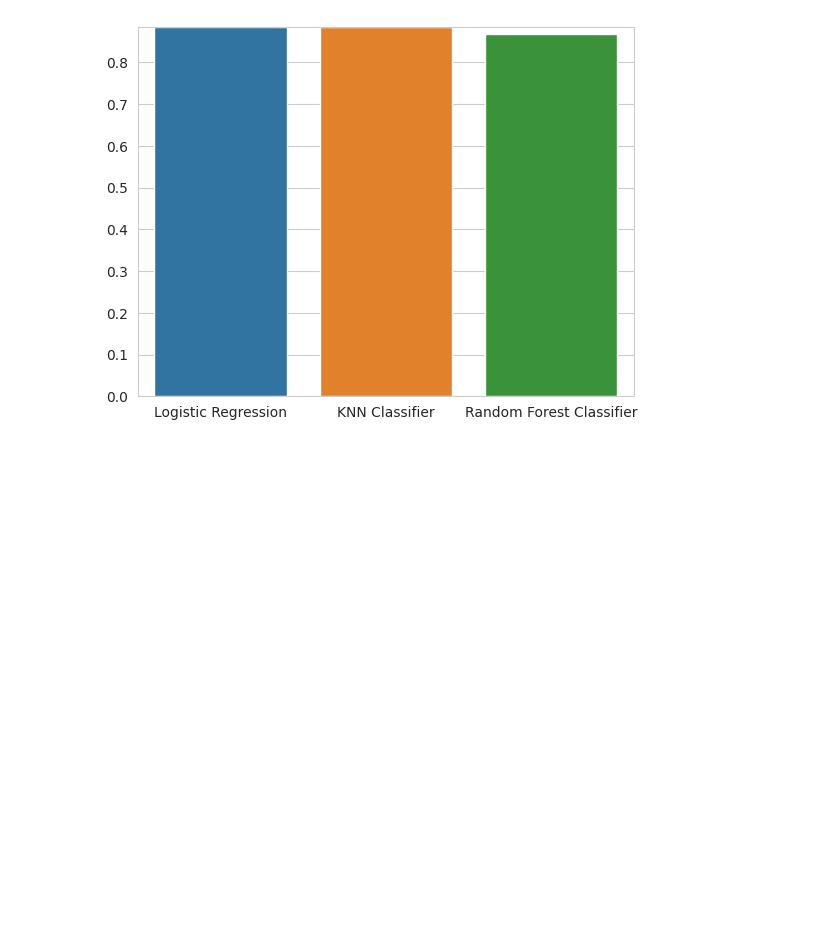
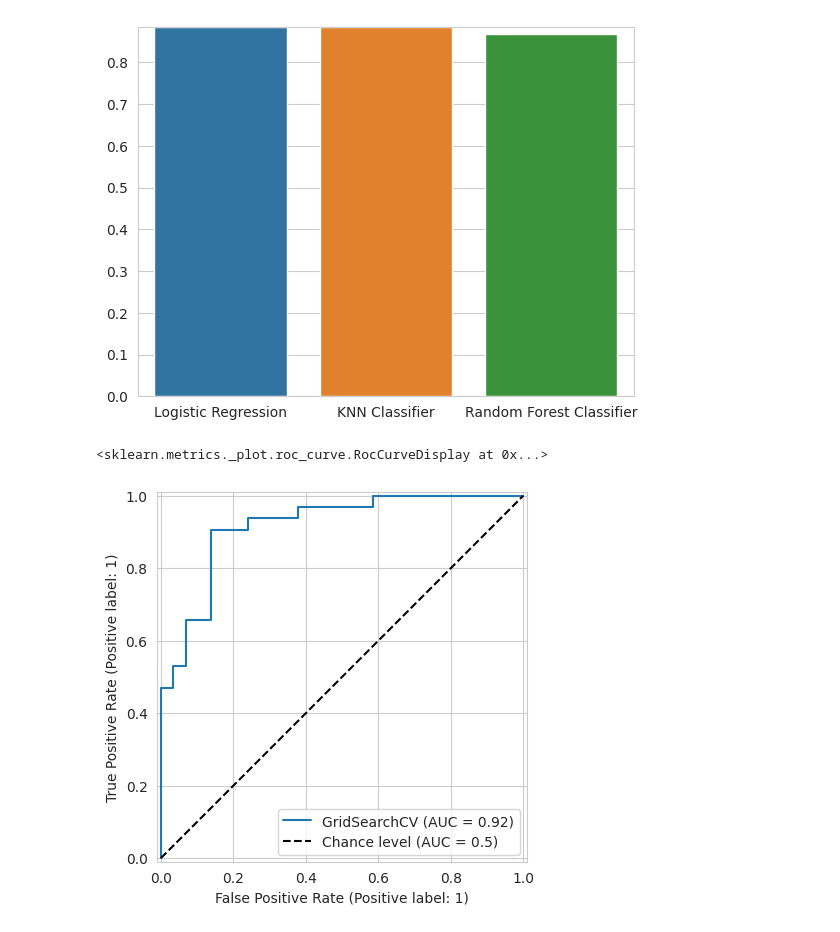
Before and after one commit to azharaul/ds-ml-learning-journey, a Jupyter notebook: projects/project-1-heart-disease-prediction/notebooks/end-to-end-heart-disease-classification.ipynb, the cells around one changed output. Saved outputs shown, nothing was run; the diff lists cells and outputs as text; code cells hidden in the pictures; blank space fills up the shorter version.

```diff
--- a/projects/project-1-heart-disease-prediction/notebooks/end-to-end-heart-disease-classification.ipynb
+++ b/projects/project-1-heart-disease-prediction/notebooks/end-to-end-heart-disease-classification.ipynb
@@ -649,0 +651,6 @@ plt.ylim(0, np.max(model_scores_df))
+# %%
+# ROC Curve
+RocCurveDisplay.from_estimator(lr_gscv, X_test, y_test, plot_chance_level=True)
+# %% [output]
+<sklearn.metrics._plot.roc_curve.RocCurveDisplay at 0x...>
+[figure, added]
```
Also changed, not shown: parts of 19 cells of this notebook.
